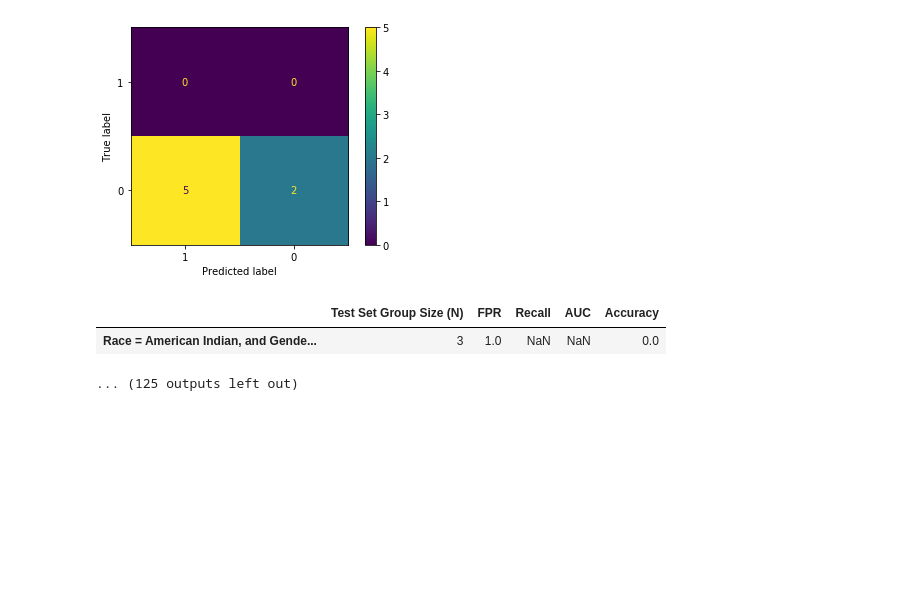
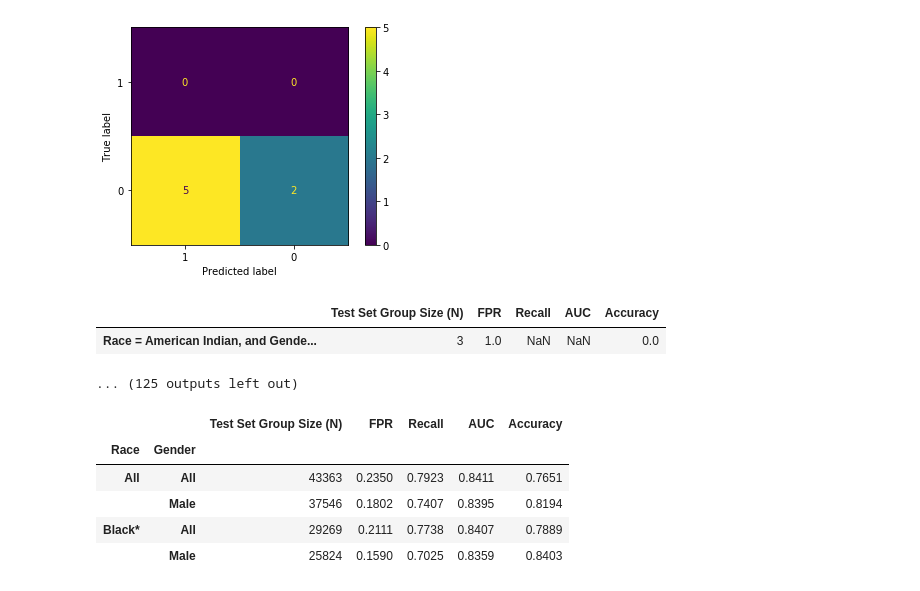
Before and after one commit to akrhea/mental-health-court-outcomes, a Jupyter notebook: Interpretability_Study/Fairness_Metrics.ipynb, the cells around one changed output. Drawn from its saved outputs; the diff is of its cells as text; code cells hidden in the pictures; blank space fills up the shorter version.

Commit message:
stats for black men

```diff
--- a/Interpretability_Study/Fairness_Metrics.ipynb
+++ b/Interpretability_Study/Fairness_Metrics.ipynb
@@ -666,3 +666,16 @@ race_albino
 |  | Test Set Group Size (N) | FPR | Recall | AUC | Accuracy |
 | Race = American Indian, and Gende... | 3 | 1.0 | NaN | NaN | 0.0 |
 ... (125 outputs left out)
+# %%
+# view stats & context for black men
+grouped_race_and_gender_stats.loc[[('All', 'All'),
+                                   ('All', 'Male'),
+                                   ('Black*', 'All'),
+                                   ('Black*', 'Male')]]
+# %% [output]
+|  |  | Test Set Group Size (N) | FPR | Recall | AUC | Accuracy |
+| Race | Gender |  |  |  |  |  |
+| All | All | 43363 | 0.2350 | 0.7923 | 0.8411 | 0.7651 |
+|  | Male | 37546 | 0.1802 | 0.7407 | 0.8395 | 0.8194 |
+| Black* | All | 29269 | 0.2111 | 0.7738 | 0.8407 | 0.7889 |
+|  | Male | 25824 | 0.1590 | 0.7025 | 0.8359 | 0.8403 |
```
